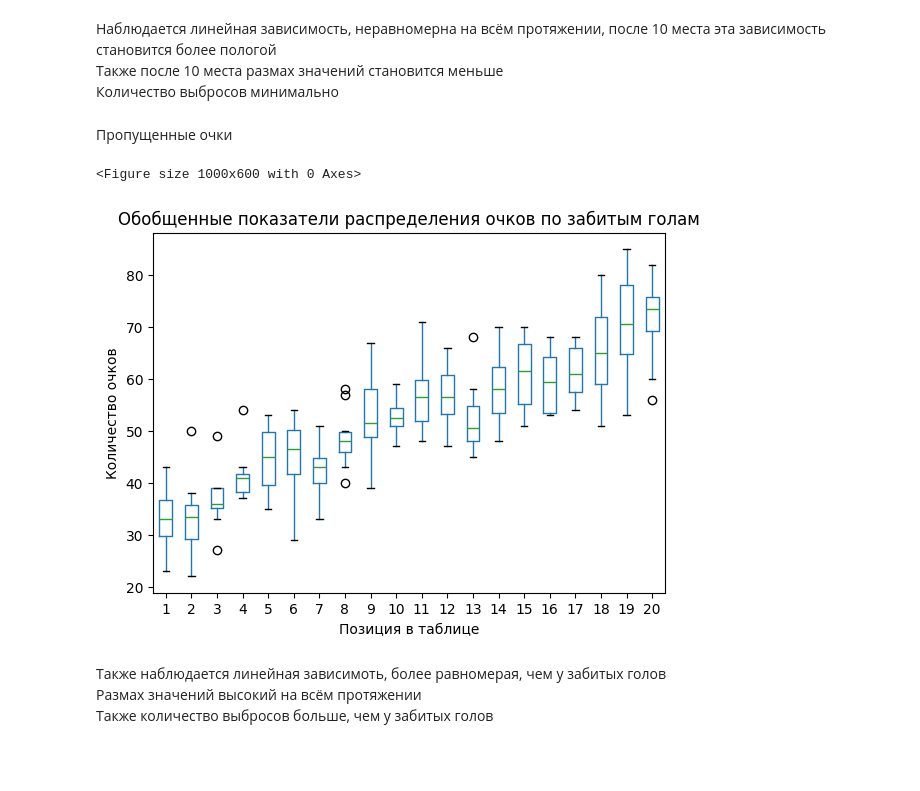
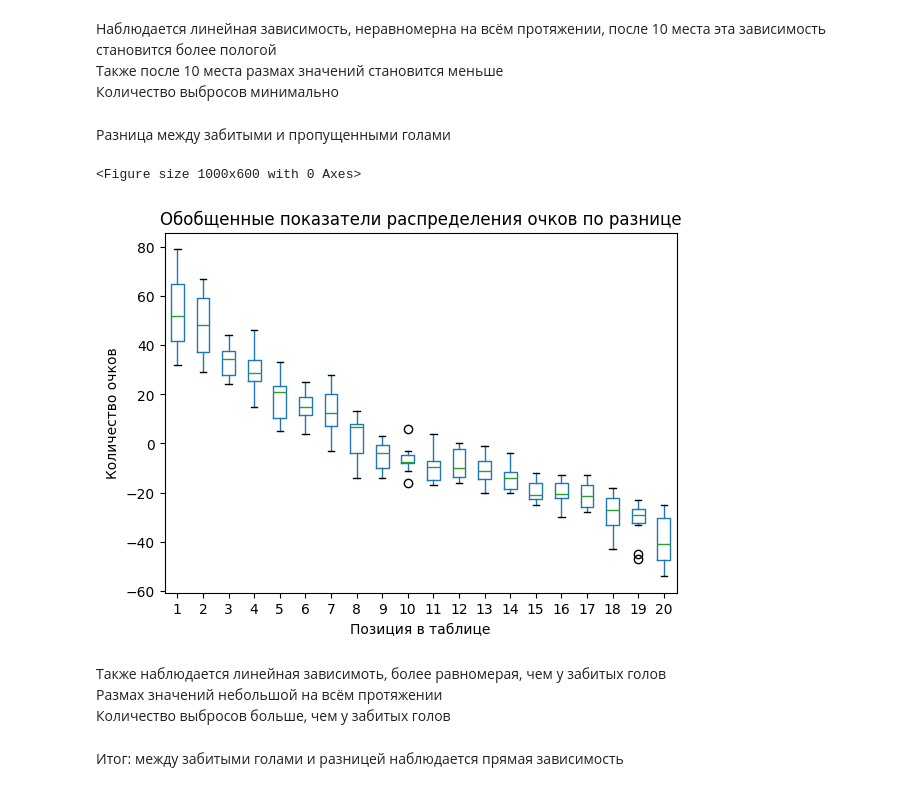
Before and after one commit to QtDesiner/YL_BigData_Homework, a Jupyter notebook: task4.ipynb, the cells around one changed output. Saved outputs shown, nothing was run; the diff lists cells and outputs as text; code cells hidden in the pictures; blank space fills up the shorter version.

```diff
--- a/task4.ipynb
+++ b/task4.ipynb
@@ -22,21 +22,23 @@ plt.show()
 Наблюдается линейная зависимость, неравномерна на всём протяжении, после 10 места эта зависимость становится более пологой\
 Также после 10 места размах значений становится меньше\
 Количество выбросов минимально
-# %% [markdown]
-Пропущенные очки
+# %% [markdown]
+Разница между забитыми и пропущенными голами
 # %%
 plt.figure(figsize=(10, 6))
-data.boxplot(column='GoalsConceded', by='Position', grid=False)
-plt.title('Обобщенные показатели распределения очков по забитым голам')
+data.boxplot(column='GoalDiff', by='Position', grid=False)
+plt.title('Обобщенные показатели распределения очков по разнице')
 plt.suptitle('')
 plt.xlabel('Позиция в таблице')
 plt.ylabel('Количество очков')
 
 plt.show()
 # %% [output]
 <Figure size 1000x600 with 0 Axes>
-[figure, old version]
+[figure, new version]
 # %% [markdown]
 Также наблюдается линейная зависимоть, более равномерая, чем у забитых голов\
-Размах значений высокий на всём протяжении\
-Также количество выбросов больше, чем у забитых голов
+Размах значений небольшой на всём протяжении\
+Количество выбросов больше, чем у забитых голов
+# %% [markdown]
+Итог: между забитыми голами и разницей наблюдается прямая зависимость
```
Also changed, not shown: parts of 1 cell of this notebook.
